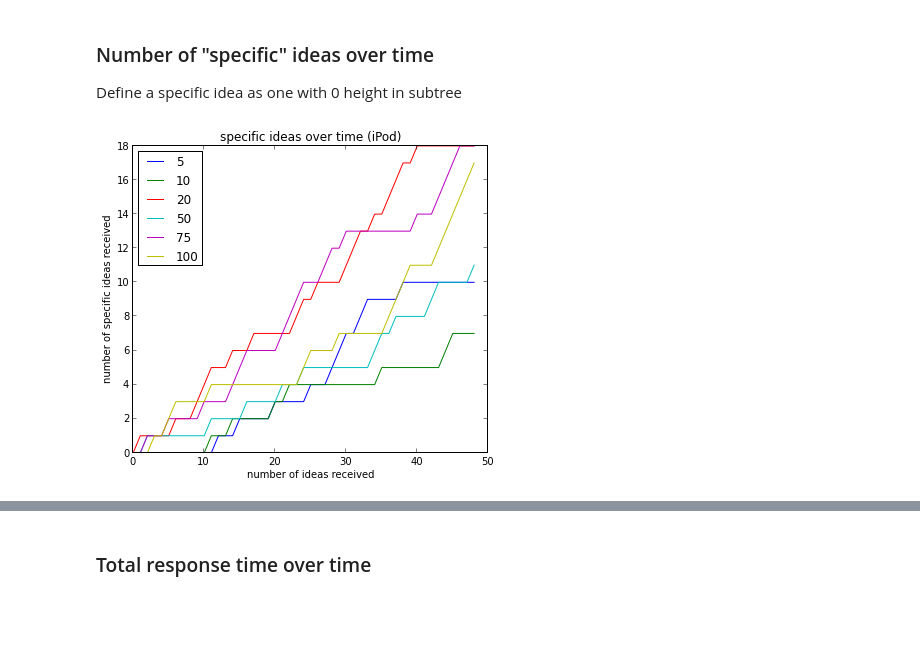
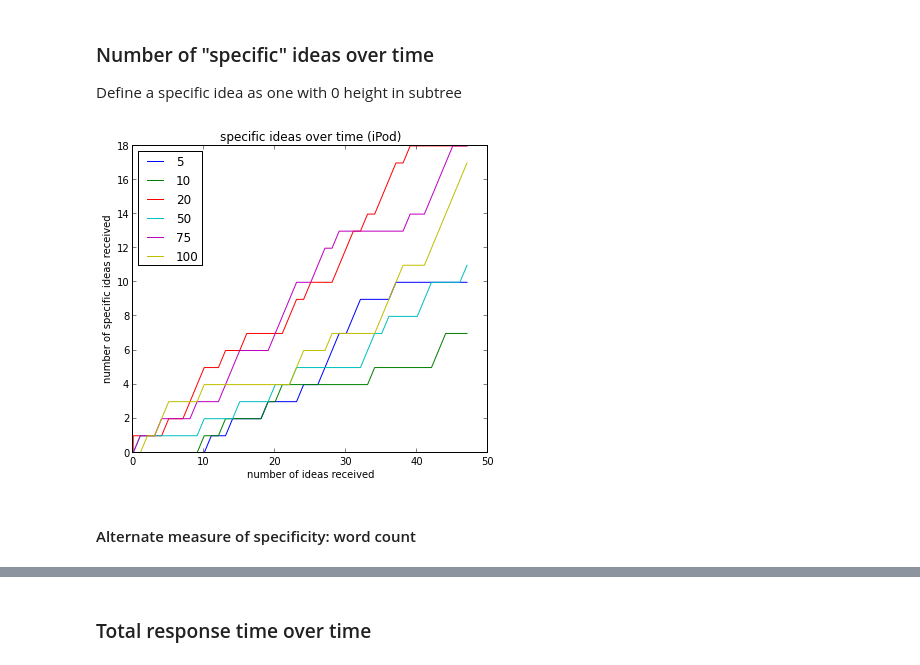
Before and after one commit to filkry/crowbrain, a Jupyter notebook: exps/post_pilot16_stats.ipynb, the cells around one changed output, grey strips where cells are left out. Cells and saved outputs as stored; diff of their text form; code cells hidden in the pictures; blank space fills up the shorter version.

```diff
--- a/exps/post_pilot16_stats.ipynb
+++ b/exps/post_pilot16_stats.ipynb
@@ -667,6 +686,7 @@ run_metrics_df = pd.DataFrame({'hashed_worker_id': wids,
                             'question_code': qcs,
                             'num_requested': nrs,
                             'num_received': nrc,
+                            'completion_rate': cpr,
                             'sumbit_datetime': sdts,
                             'mean_word_count': mwc,
                             'num_manual_original': nmo,
@@ -933,7 +1000,9 @@ def count_over_responses_cross_qc(base_df, count_func, xlab, ylab, t):
             ssub_df = ssub_df.sort('submit_datetime')
             ssub_df = ssub_df.iloc[:min_cond_size]
 
-            plot(count_func(ssub_df), label=str(nr))
+            xs, ys = zip(*count_func(ssub_df))
+
+            plot(xs, ys, label=str(nr))
 
         legend(loc='upper left')
 # %% [markdown]
@@ -1139,11 +1222,11 @@ Comparing between num_requested conditions, how does the number of ideas change
 # %%
 def count_func(df):
     clusters = set()
-    num_clusters = [0,]
+    num_clusters = [(0,0)]
 
-    for c in df['h_cluster_high']:
+    for i, c in enumerate(df['h_cluster_high']):
         clusters.add(c)
-        num_clusters.append(len(clusters))
+        num_clusters.append((i, len(clusters)))
 
     return num_clusters
 
@@ -1158,11 +1241,11 @@ count_over_responses_cross_qc(h_cluster_valid_df, count_func,
 # %%
 def count_func(df):
     clusters = set()
-    num_clusters = [0,]
+    num_clusters = [(0,0)]
 
-    for c in df['h_cluster']:
+    for i, c in enumerate(df['h_cluster']):
         clusters.add(c)
-        num_clusters.append(len(clusters))
+        num_clusters.append((i, len(clusters)))
 
     return num_clusters
 
@@ -1178,17 +1261,19 @@ count_over_responses_cross_qc(h_cluster_valid_df, count_func,
 Define a specific idea as one with 0 height in subtree
 # %%
 def count_func(df):
-    num_specific = [0,]
+    num_specific = [(0,0)]
 
-    for c in df['cluster_height']:
-        prev = num_specific[-1]
-        num_specific.append(prev + 1 if c == 0 else prev)
+    for i, c in enumerate(df['cluster_height']):
+        prev = num_specific[-1][1]
+        num_specific.append((i, prev + 1 if c == 0 else prev))
 
     return num_specific
 
 count_over_responses_cross_qc(h_cluster_valid_df, count_func,
                               'number of ideas received',
                               'number of specific ideas received',
                               'specific ideas over time')
 # %% [output]
-[figure, old version]
+[figure, new version]
+# %% [markdown]
+#### Alternate measure of specificity: word count
```
Also changed, not shown: parts of 23 cells of this notebook, 1 other file.
